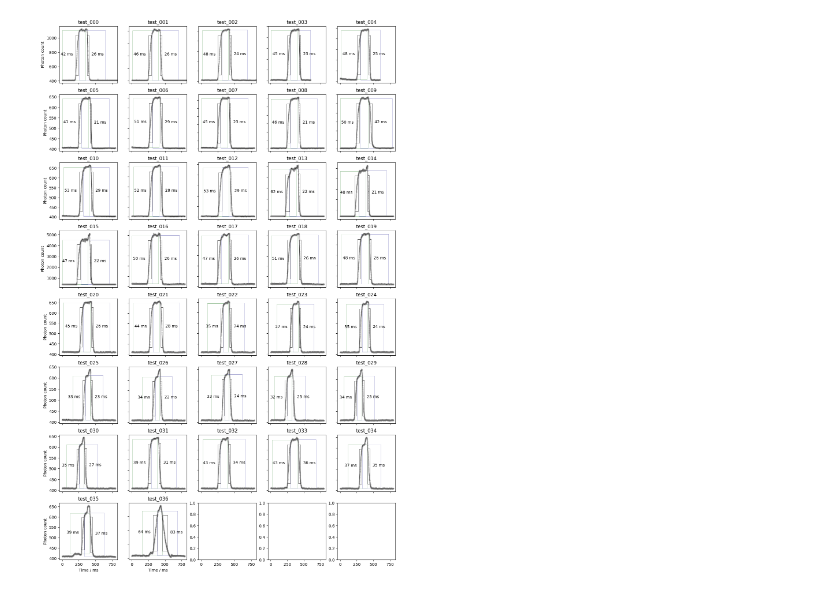
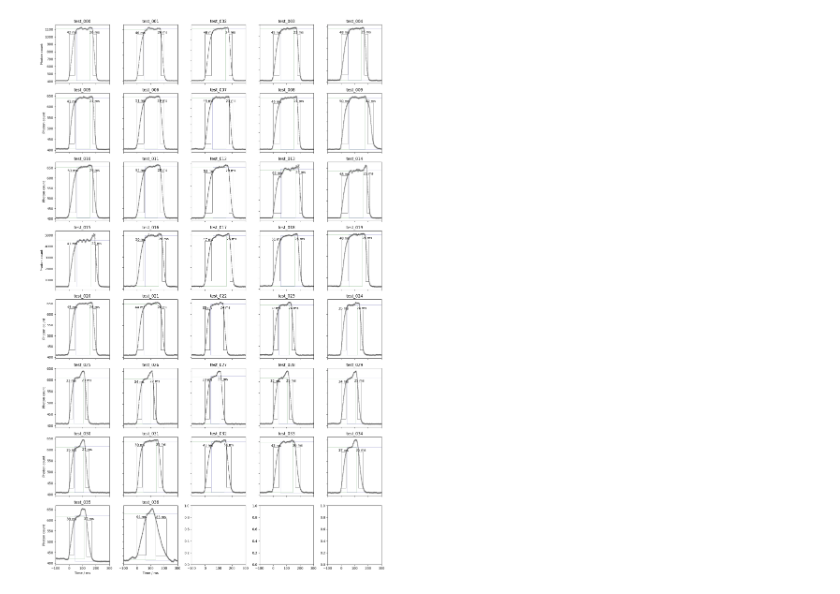
Before and after one commit to ximeg/tirf_toolkit, a Jupyter notebook: rise_time_analysis.ipynb, the cells around one changed output. Drawn from its saved outputs; the diff is of its cells as text; code cells hidden in the pictures.

Commit message:
Finalized rise time analysis jupyter notebook

```diff
--- a/rise_time_analysis.ipynb
+++ b/rise_time_analysis.ipynb
@@ -128,38 +176,32 @@ def analyze_df(df):
 # %%
 dir = r"sm_particle_counter/test/data/intensity"
 files = glob.glob(path.join(dir, "*_intensity.csv"))
 
 N = len(files)
 ncol = 5
 nrow = (N-1) // ncol + 1
 fig, axs = plt.subplots(nrow, ncol, figsize=(15,3*nrow), sharey=False, sharex=True)
-
-xmin = 1e6
-xmax = -1e6
 
 timings = []
 for i in range(N):
     col = i % ncol
     row = i // ncol
     fn = files[i]
 
     df, channel, front, back = analyze_csv(fn)
     timings.append(dict(fn=chop_filename(fn), front=front.tau, back=back.tau, amplitude=front.ptp))
 
     ax = axs[row, col]
 
-    xmin = min(front.start - 0.1*front.w, xmin)
-    xmax = max(back.end + 0.1*back.w, xmax)
-
-    show_dataset(df, channel, front, back, ax)
+    show_dataset(df, channel, front, back, ax, front.a)
 
     ax.set_title(chop_filename(fn))
     ax.label_outer()
 
-ax.set_xlim(xmin, xmax);
-
-plt.savefig("rise_time_analysis.pdf")
+ax.set_xlim(-100, 300);
+plt.tight_layout()
+plt.savefig("rise_time_analysis_aligned.pdf")
 # %% [output]
-[figure, old version]
+[figure, new version]
 # %%
 pd.DataFrame.from_dict(timings).to_csv("sm_particle_counter/test/data/timings.csv", sep="\t", float_format="%g")
```
Also changed, not shown: parts of 6 cells of this notebook.
